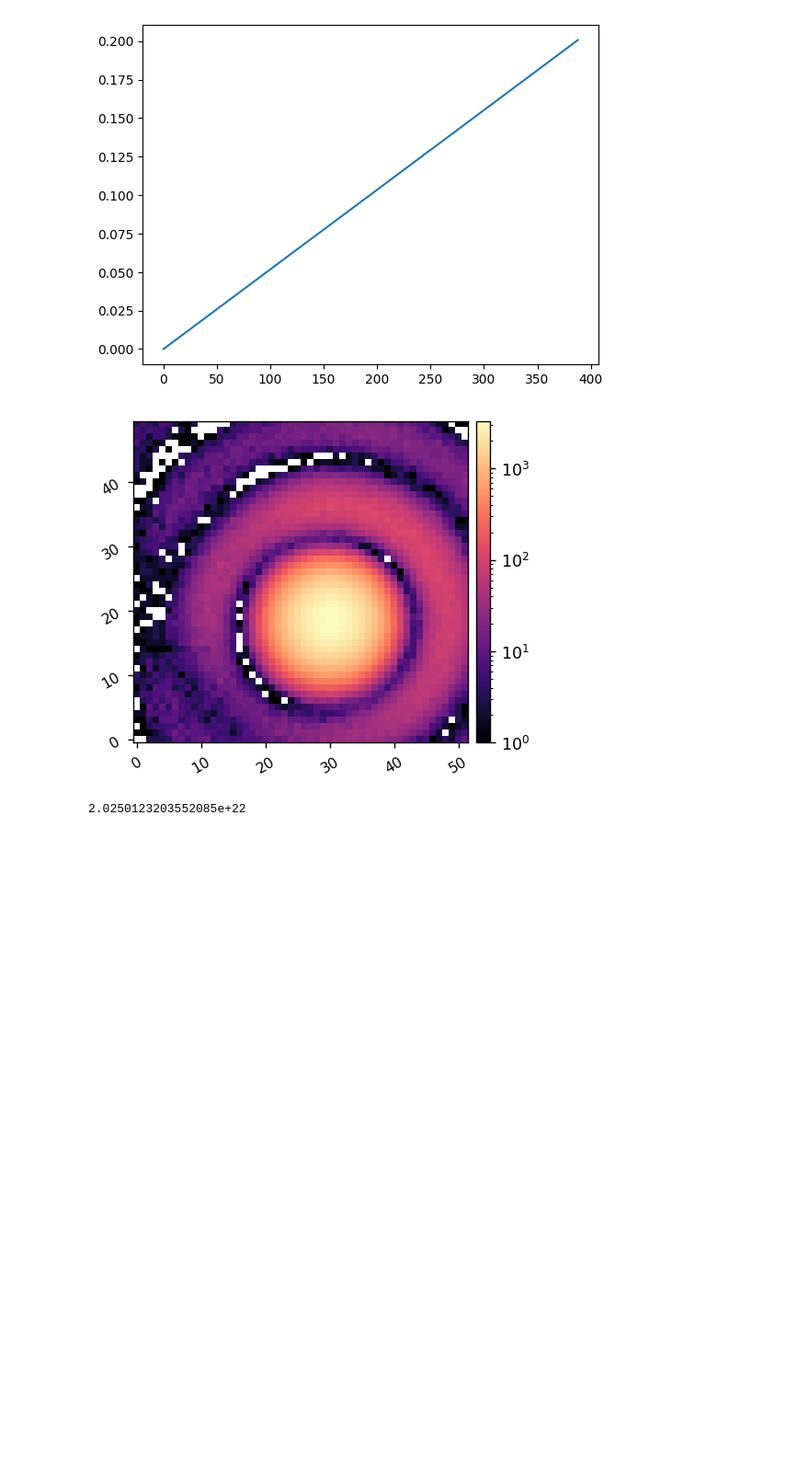
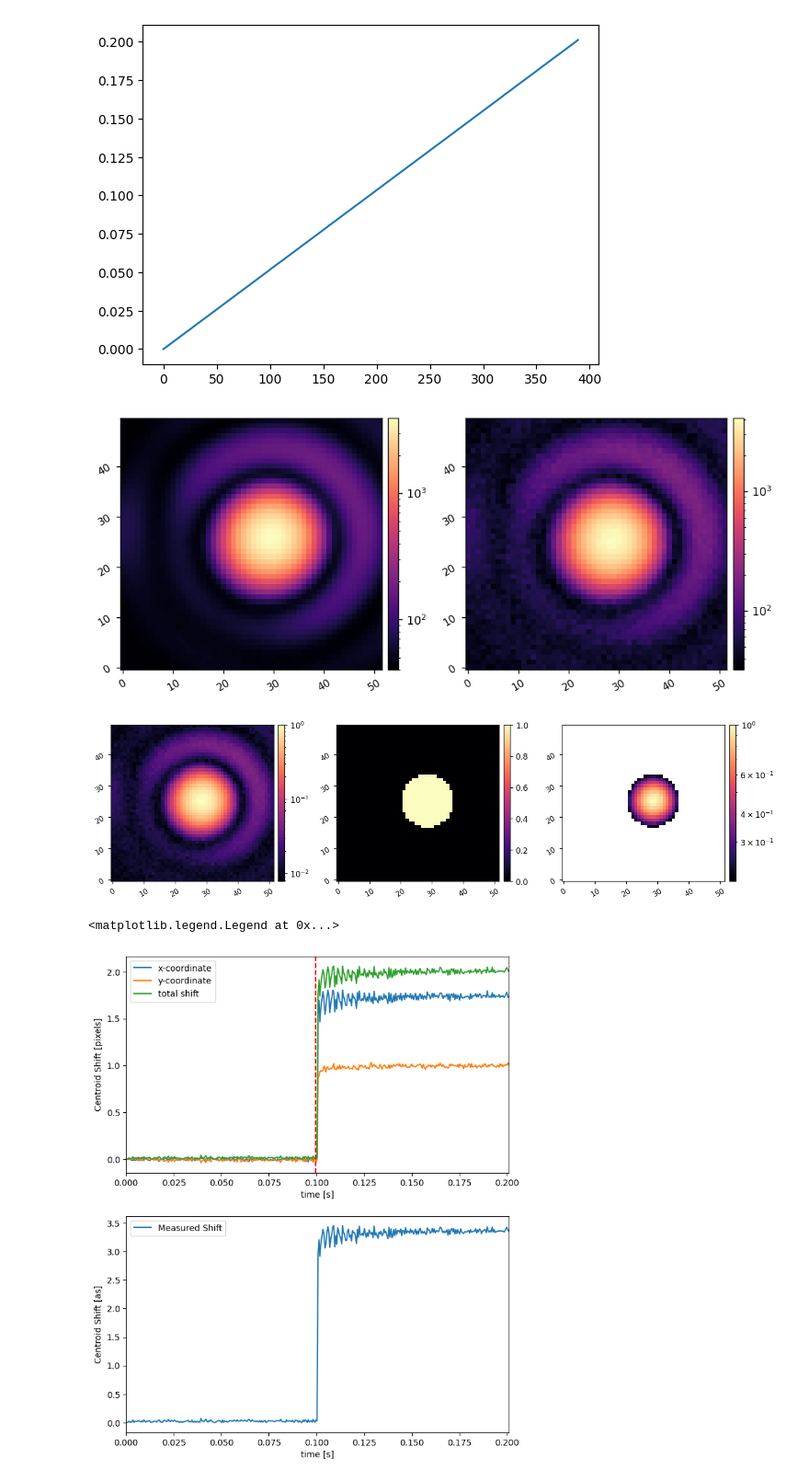
Before and after one commit to nick-lambert/fsm-exps, a Jupyter notebook: test_streamWriter.ipynb, the cells around one changed output. Shown: that part at 92% size. Saved outputs shown, nothing was run; the diff lists cells and outputs as text; code cells hidden in the pictures; blank space fills up the shorter version.

```diff
--- a/test_streamWriter.ipynb
+++ b/test_streamWriter.ipynb
@@ -145,8 +159,9 @@ from pathlib import Path
 
 exp_dir = 'latency-exp'
 
-dir_path = Path(f'{cwd}/data/{exp_dir}/cam')  # Replace with the actual directory path
+dir_path = Path(f'{cwd}/data/{exp_dir}')  # Replace with the actual directory path
 
-fnames = sorted(glob.glob(str(dir_path/'*20250124*.fits')))
-fnames
+cam_data_fnames = sorted(glob.glob(str(dir_path/'campupil*20250127*.fits')))
+fsm_data_fnames = sorted(glob.glob(str(dir_path/'fsm*20250127*.fits')))
+fsm_data_fnames
 # %% [output]
@@ -170,10 +172,10 @@ fnames
 # %%
-start_frame_time = float(fnames[0].split("_")[1][12:-5])/1e9
+start_frame_time = float(cam_data_fnames[0].split("_")[1][12:-5])/1e9
 print(start_frame_time)
 
 frames = []
 times = []
-for fname in fnames:
+for fname in cam_data_fnames:
     frames.append(fits.getdata(fname))
     times.append(float(fname.split("_")[1][12:-5])/1e9)
 frames = np.array(frames)
@@ -183,0 +186,3 @@ times = times - times[0]
+# %%
+fsm_command_time = float(fsm_data_fnames[-1].split("_")[1][12:-5])/1e9 - start_frame_time
+fsm_command_time
@@ -186,16 +193,52 @@ plt.plot(times)
 # %% [output]
 [<matplotlib.lines.Line2D at 0x...>]
 [figure]
-# %%
-imshow1(frames[0], lognorm=True)
-# %% [output]
-[figure, removed]
-# %%
-times = []
-for fname in fnames:
-    times.append(float(fname[9:-5]))
-# %%
-time = fnames[-2][9:-5]
-float(time)
-# %% [output]
-2.0250123203552085e+22
+# %%
+cthresh = 0.2
+
+N = len(cam_data_fnames)
+mean_frame = np.mean(frames, axis=0)
+imshow2(mean_frame, frames[0], lognorm=True)
+
+shift_pix = []
+cen_0 = utils.centroid(frames[0].astype(float), thresh=cthresh, plot=True)
+for i in range(N):
+    cen = utils.centroid(frames[i].astype(float), thresh=cthresh, plot=0)
+    shift = cen - cen_0
+    shift_pix.append(shift)
+shift_pix = np.array(shift_pix)
+
+shift_pix[:,0] = shift_pix[:,0] - shift_pix[0,0]
+shift_pix[:,1] = shift_pix[:,1] - shift_pix[0,1]
+
+total_shift = np.sqrt( np.sum( np.square(shift_pix), axis=1) )
+
+shift_as = shift_pix * pxscl_lamD * as_per_lamD # pixels * (lamD/pixel) * (as/lamD)
+shift_as = np.sqrt( np.sum( np.square(shift_as), axis=1) )
+
+fig = plt.figure(figsize=(8,10))
+plt.subplot(211)
+plt.plot(times, shift_pix[:,0], label='x-coordinate')
+plt.plot(times, shift_pix[:,1], label='y-coordinate')
+plt.plot(times, total_shift, label='total shift')
+plt.axvline(x=fsm_command_time, color='red', linestyle='--')
+plt.ylabel('Centroid Shift [pixels]')
+plt.xlabel('time [s]')
+plt.xlim([0,times.max()])
+plt.legend()
+
+plt.subplot(212)
+plt.plot(times, shift_as, label='Measured Shift')
+plt.ylabel('Centroid Shift [as]')
+plt.xlabel('time [s]')
+plt.xlim([0,times.max()])
+# plt.xlim([0, 1])
+plt.legend()
+
+# plt.subplots_adjust(hspace=0.25)
+# plt.show()
+# %% [output]
+[figure, added]
+[figure, added]
+<matplotlib.legend.Legend at 0x...>
+[figure, added]
```
Also changed, not shown: parts of 9 cells of this notebook, 3 other files.
